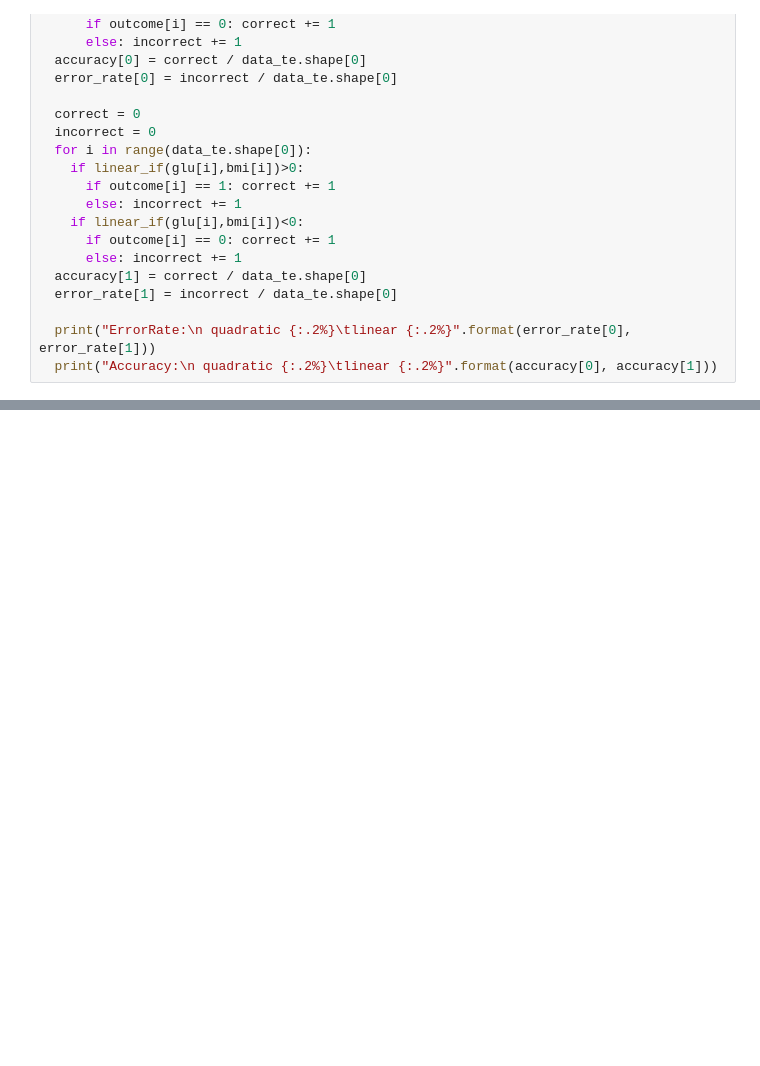
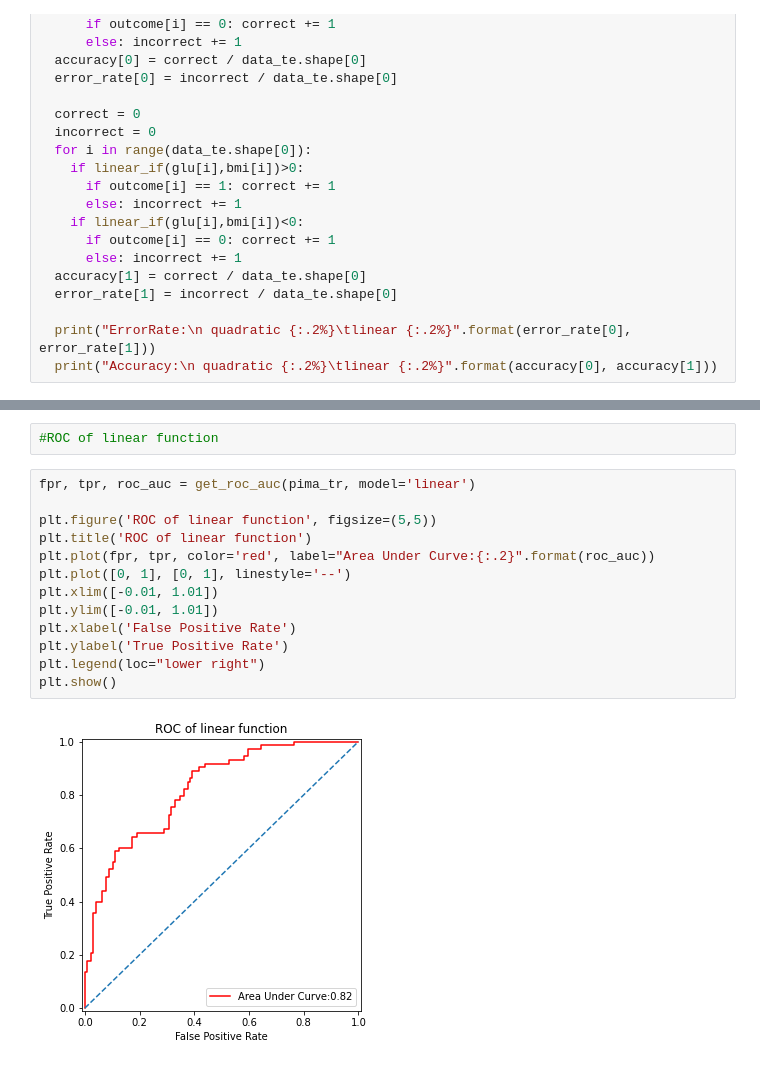
Before and after one commit to singwang-cn/The_first_pattern_recognition, a Jupyter notebook: ex4_4.ipynb, the cells around one changed output, grey strips where cells are left out. Drawn from its saved outputs; the diff is of its cells as text; blank space fills up the shorter version.

```diff
--- a/ex4_4.ipynb
+++ b/ex4_4.ipynb
@@ -137,0 +197,17 @@ Accuracy:
+# %%
+#ROC of linear function
+# %%
+fpr, tpr, roc_auc = get_roc_auc(pima_tr, model='linear')
+
+plt.figure('ROC of linear function', figsize=(5,5))
+plt.title('ROC of linear function')
+plt.plot(fpr, tpr, color='red', label="Area Under Curve:{:.2}".format(roc_auc))
+plt.plot([0, 1], [0, 1], linestyle='--')
+plt.xlim([-0.01, 1.01])
+plt.ylim([-0.01, 1.01])
+plt.xlabel('False Positive Rate')
+plt.ylabel('True Positive Rate')
+plt.legend(loc="lower right")
+plt.show()
+# %% [output]
+[figure, added]
```
Also changed, not shown: parts of 18 cells of this notebook.
